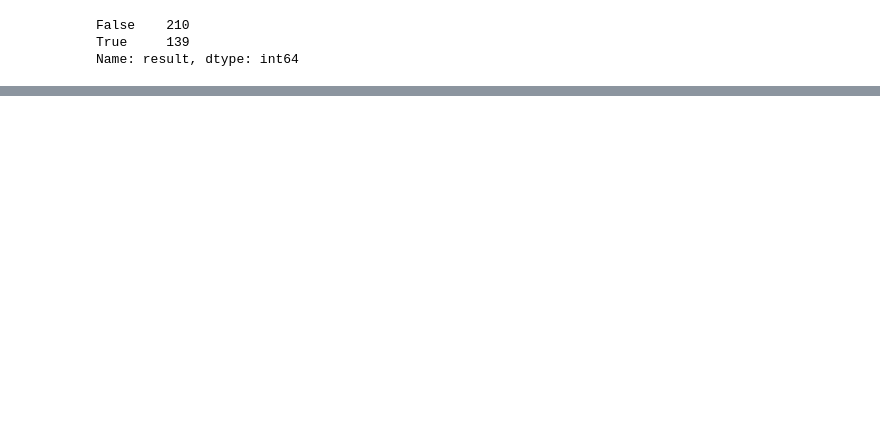
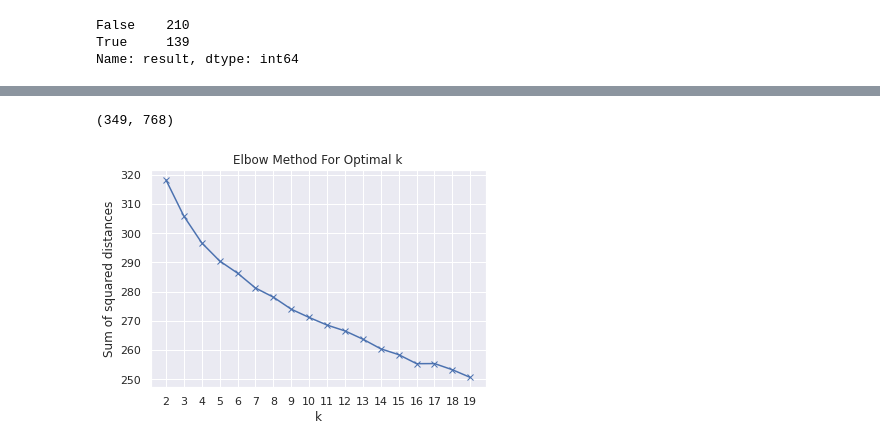
Before and after one commit to rohitmujumdar/Conference-Paper-Acceptance-Prediction, a Jupyter notebook: unsupervised.ipynb, the cells around one changed output, grey strips where cells are left out. Drawn from its saved outputs; the diff is of its cells as text; code cells hidden in the pictures; blank space fills up the shorter version.

```diff
--- a/unsupervised.ipynb
+++ b/unsupervised.ipynb
@@ -134,0 +189,23 @@ Name: result, dtype: int64
+# %%
+from review_reader import *
+review_df, extra_info = read_reviews("./data/iclr_2017/train/reviews/")
+review_df.rename(columns={"id": "paper_id"}, inplace = True)
+merged_df = pd.merge(raw_df, review_df , on='paper_id', how='outer')
+
+feature_extraction_encoding = merged_df["feature_extraction_encoding"]
+abstract_encoding = []
+for row in feature_extraction_encoding.values:
+  abstract_encoding.append(np.asarray(row))
+abstract_encoding = np.asarray(abstract_encoding)
+scaler = StandardScaler()
+abstract_encoding = scaler.fit_transform(abstract_encoding)
+abstract_encoding = normalize(abstract_encoding)
+
+true_labels = merged_df["result"].tolist()
+
+def labeller(label):
+  if label:
+    return "Accepted"
+  else:
+    return "Rejected"
+result_labels = np.asarray([labeller(x) for x in true_labels])
@@ -134,0 +218,25 @@ Name: result, dtype: int64
+# %%
+abstract_encoding.shape
+# %% [output]
+(349, 768)
+# %%
+from sklearn.cluster import KMeans
+# do a elbow method and find the right number of clusters
+sum_of_squared_distances = []
+ks = range(2, 20)
+for k in ks:
+  kmeans = KMeans(n_clusters=k, random_state=0).fit(abstract_encoding)
+  sum_of_squared_distances.append(kmeans.inertia_)
+# %%
+plt.xticks(ks)
+plt.plot(ks, sum_of_squared_distances, 'bx-')
+plt.xlabel('k')
+plt.ylabel('Sum of squared distances')
+plt.title('Elbow Method For Optimal k')
+plt.show()
+
+#!!!! Can't see a very good elbow but a little curve around 6
+kmeans = KMeans(n_clusters=6, random_state=0).fit(abstract_encoding)
+labels_kmeans = kmeans.labels_
+# %% [output]
+[figure, added]
```
Also changed, not shown: parts of 58 cells of this notebook.
